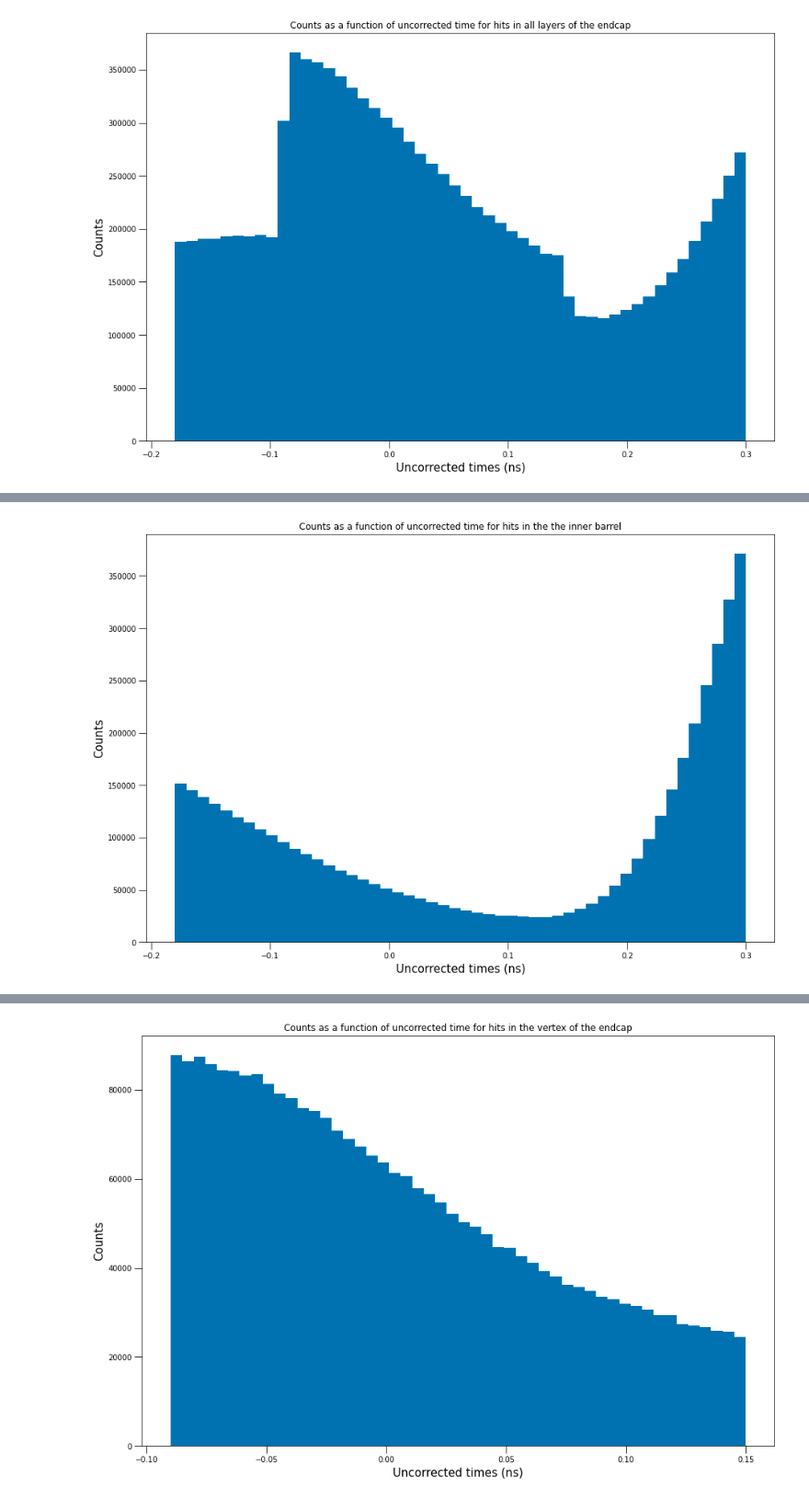
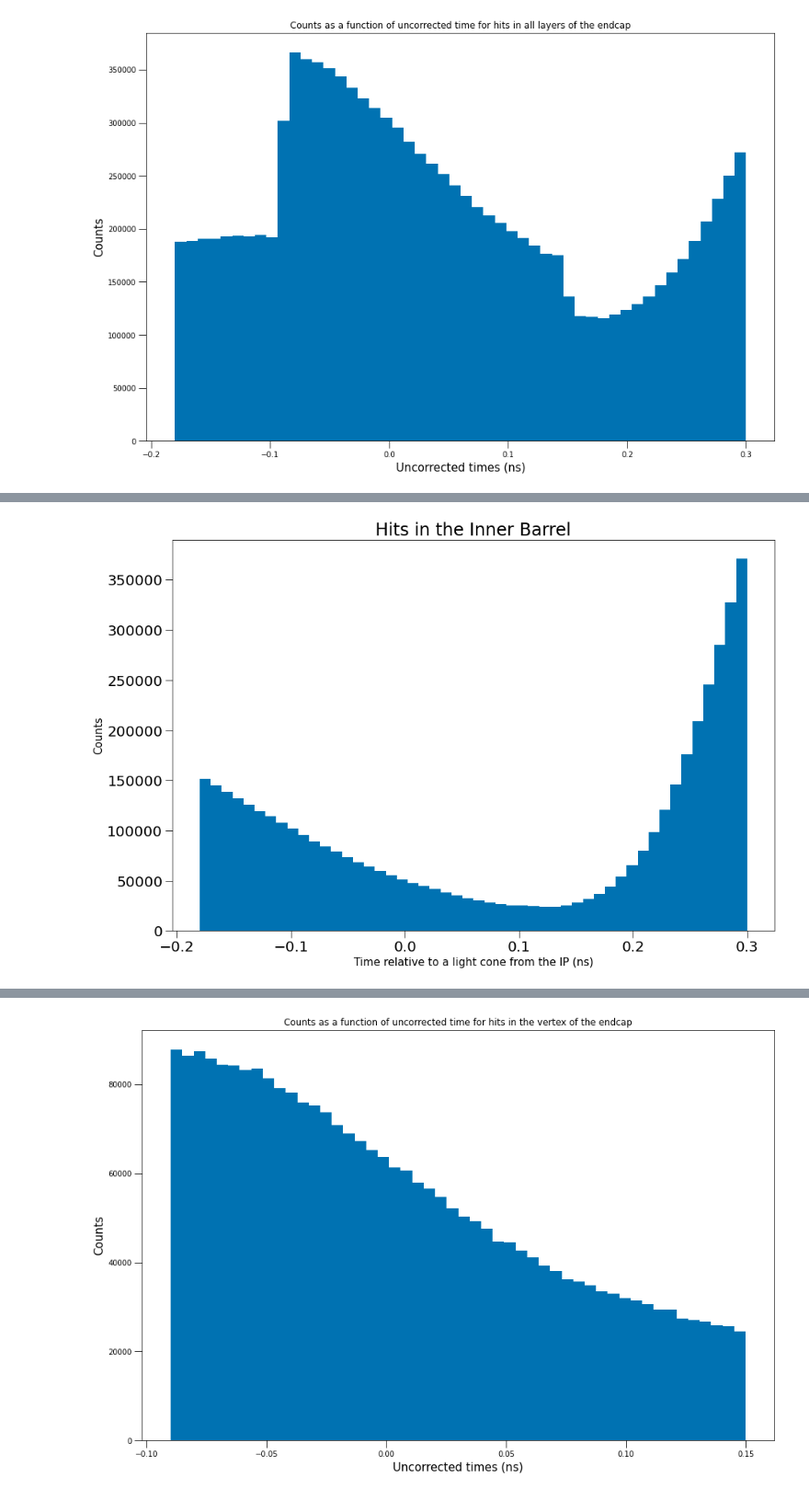
Before and after one commit to Isaac-Hirsch/mucol_plotting_scripts, a Jupyter notebook: macros/Time_of_hits_analysis.ipynb, the cells around one changed output, grey strips where cells are left out. Shown at 92% size. Drawn from its saved outputs; the diff is of its cells as text; code cells hidden in the pictures.

```diff
--- a/macros/Time_of_hits_analysis.ipynb
+++ b/macros/Time_of_hits_analysis.ipynb
@@ -218,5 +218,5 @@ plot1DHistogram(locHits.VBT, bins=50, label="Counts as a function of uncorrected
 # %%
-plot1DHistogram(locHits.IBT, bins=50, label="Counts as a function of uncorrected time for hits in the the inner barrel;Uncorrected times (ns);Counts")
+plot1DHistogram(locHits.IBT, bins=50, label="Hits in the Inner Barrel;Time relative to a light cone from the IP (ns);Counts", savefig=True)
 # %% [output]
-[figure, old version]
+[figure, new version]
 # %%
```
Also changed, not shown: parts of 6 cells of this notebook, 14 other files.
